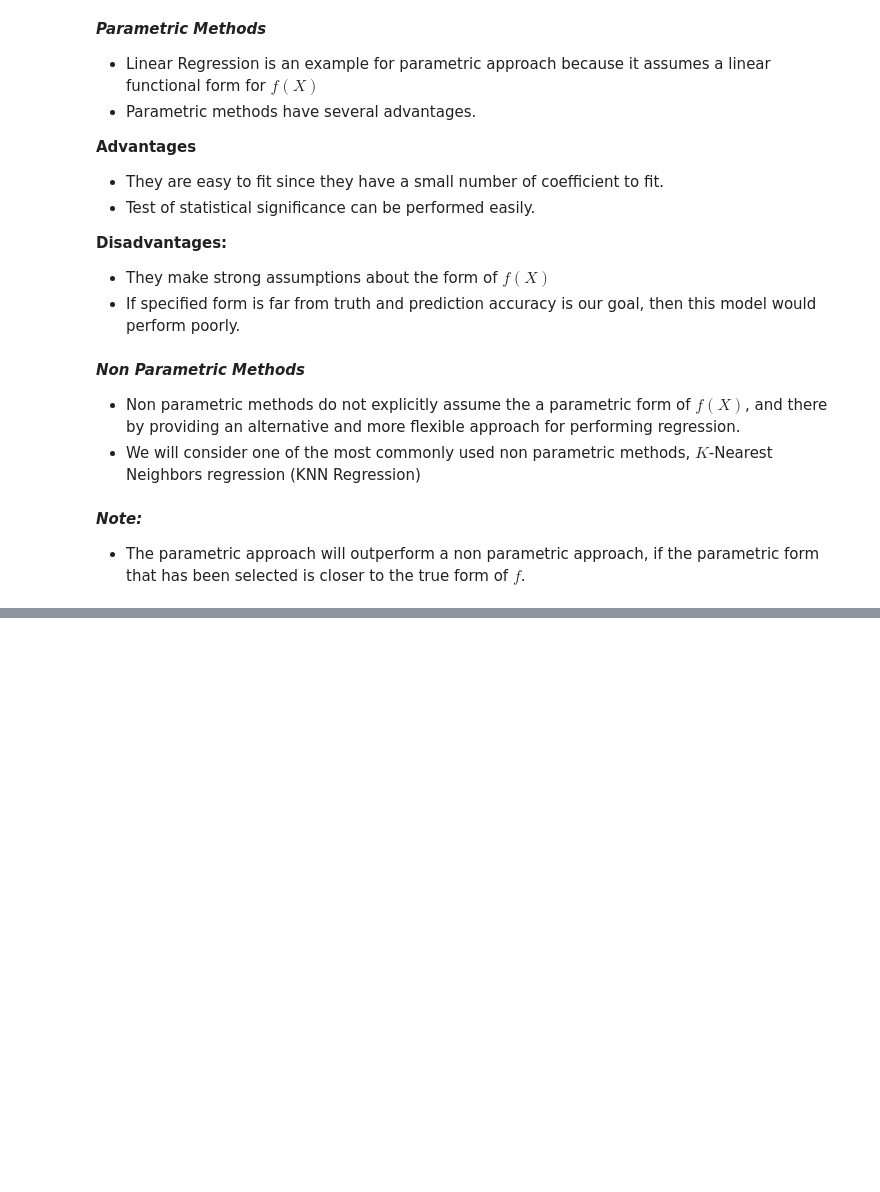
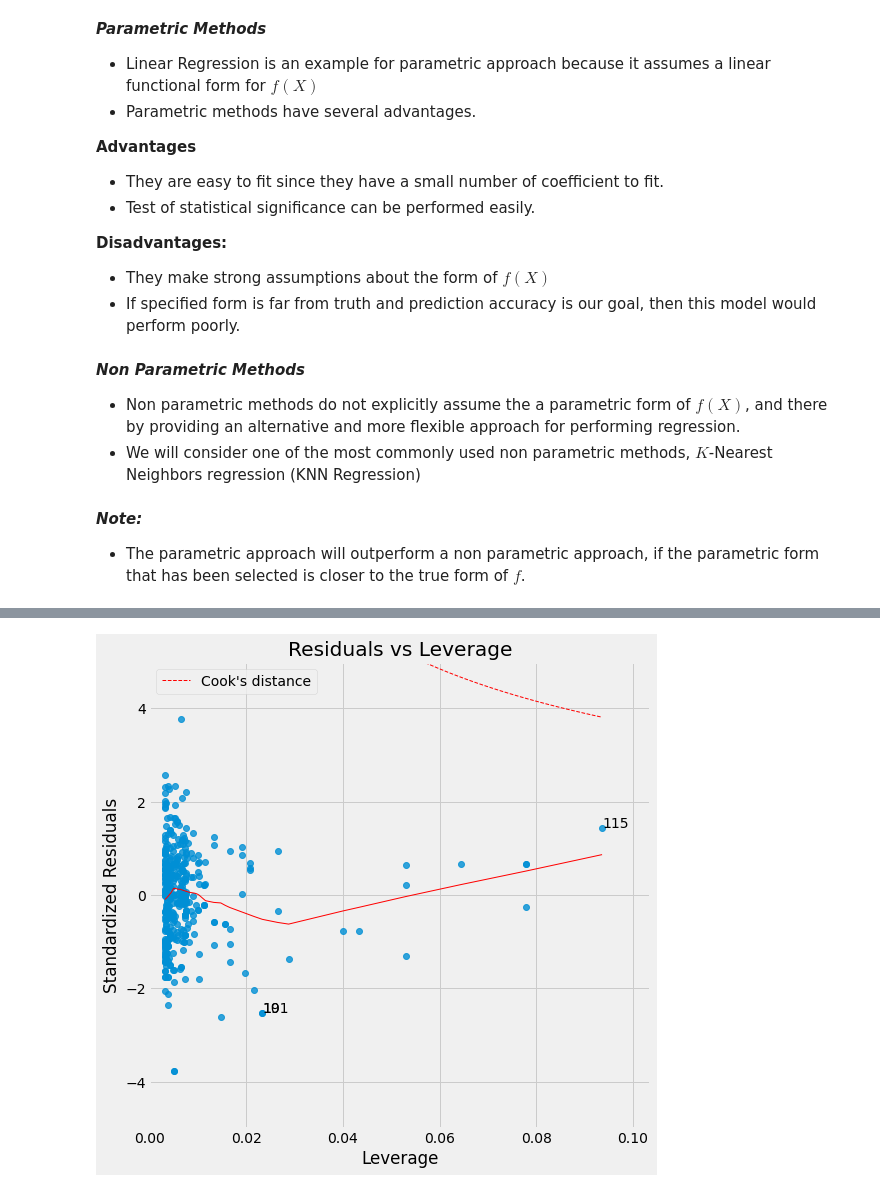
Before and after one commit to Revanthshalon/Machine-Learning, a Jupyter notebook: An Introduction to Statistical Learning/Unit 3 - Linear Regression/Unit 3 - Linear Regression.ipynb, the cells around one changed output, grey strips where cells are left out. Saved outputs shown, nothing was run; the diff lists cells and outputs as text; code cells hidden in the pictures; blank space fills up the shorter version.

```diff
--- a/An Introduction to Statistical Learning/Unit 3 - Linear Regression/Unit 3 - Linear Regression.ipynb
+++ b/An Introduction to Statistical Learning/Unit 3 - Linear Regression/Unit 3 - Linear Regression.ipynb
@@ -1035,0 +1108,36 @@ lzip(['F-statistic','p-value'],sm.stats.diagnostic.linear_rainbow(res=auto_model
+# %%
+# Leverage Points
+model_leverage = auto_model_log.get_influence().hat_matrix_diag
+# Cooks Distance
+model_cooks = auto_model_log.get_influence().cooks_distance[0]
+# %%
+#Helper function for plotting cooks distance line
+def graph(formula, x_range, label=None):
+  x = x_range
+  y = formula(x)
+  plt.plot(x, y,label=label,lw=1,ls='--',color='red')
+# %%
+from matplotlib import style
+style.use('fivethirtyeight')
+
+plt.figure(figsize=(8,8))
+sns.regplot(x=model_leverage,y=model_norm_residuals,scatter=True,line_kws={'color':'r','lw':1},lowess=True,ci=False)
+plt.title('Residuals vs Leverage')
+plt.xlabel('Leverage')
+plt.ylabel('Standardized Residuals')
+plt.xlim(0,max(model_leverage)+0.01)
+plt.ylim(-5,5)
+
+# Annotations
+leverage_top_3 = np.flip(np.argsort(model_cooks,0))[:3]
+for i in leverage_top_3:
+  plt.annotate(i,xy=(model_leverage[i],model_norm_residuals[i]))
+
+# Code for Cooks Distance
+p = len(auto_model_log.params) # Number of model parameters
+graph(lambda x:np.sqrt((0.5*p*(1-x))/x),np.linspace(0.001,max(model_leverage),50),'Cook\'s distance')
+graph(lambda x:np.sqrt((1*p*(1-x))/x),np.linspace(0.001,max(model_leverage),50))
+plt.legend(loc='best')
+plt.show()
+# %% [output]
+[figure, added]
```
Also changed, not shown: parts of 27 cells of this notebook.
